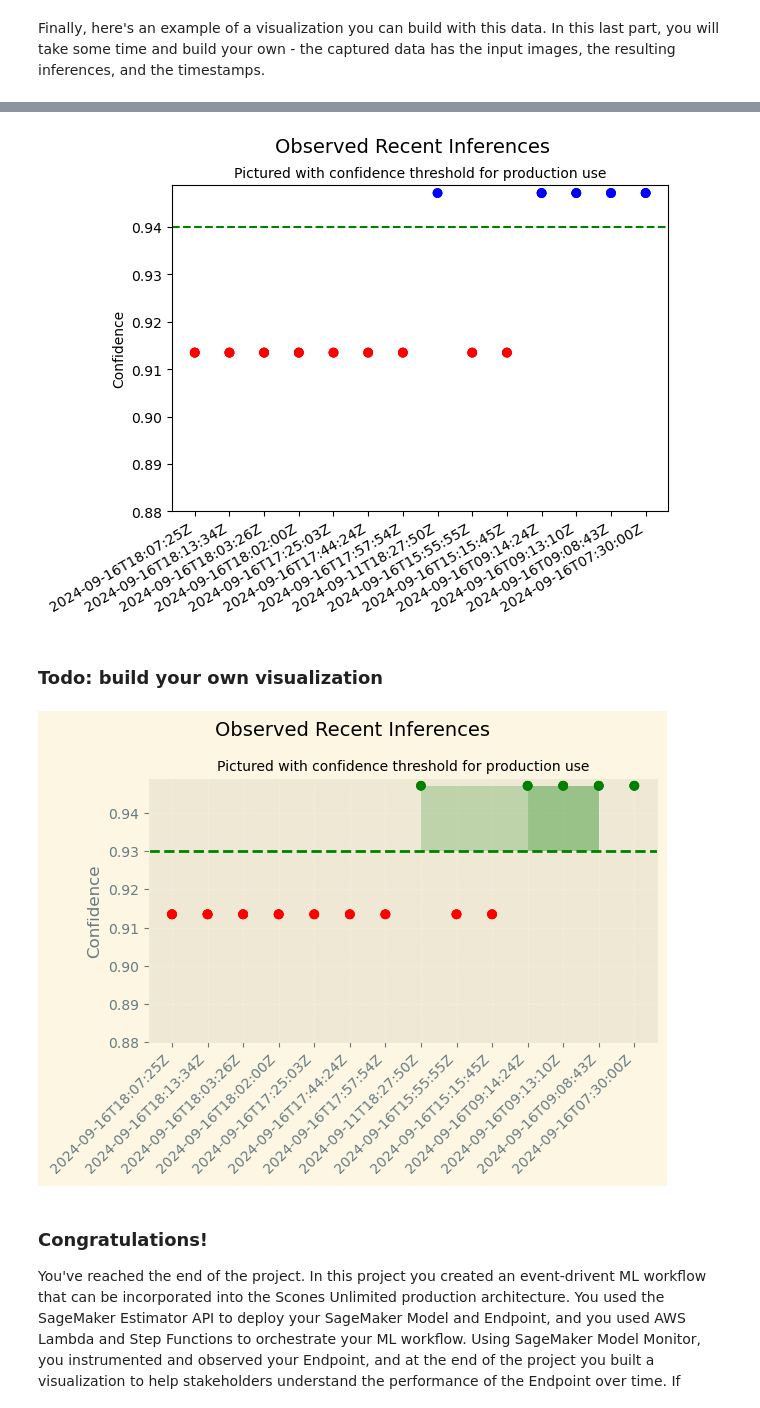
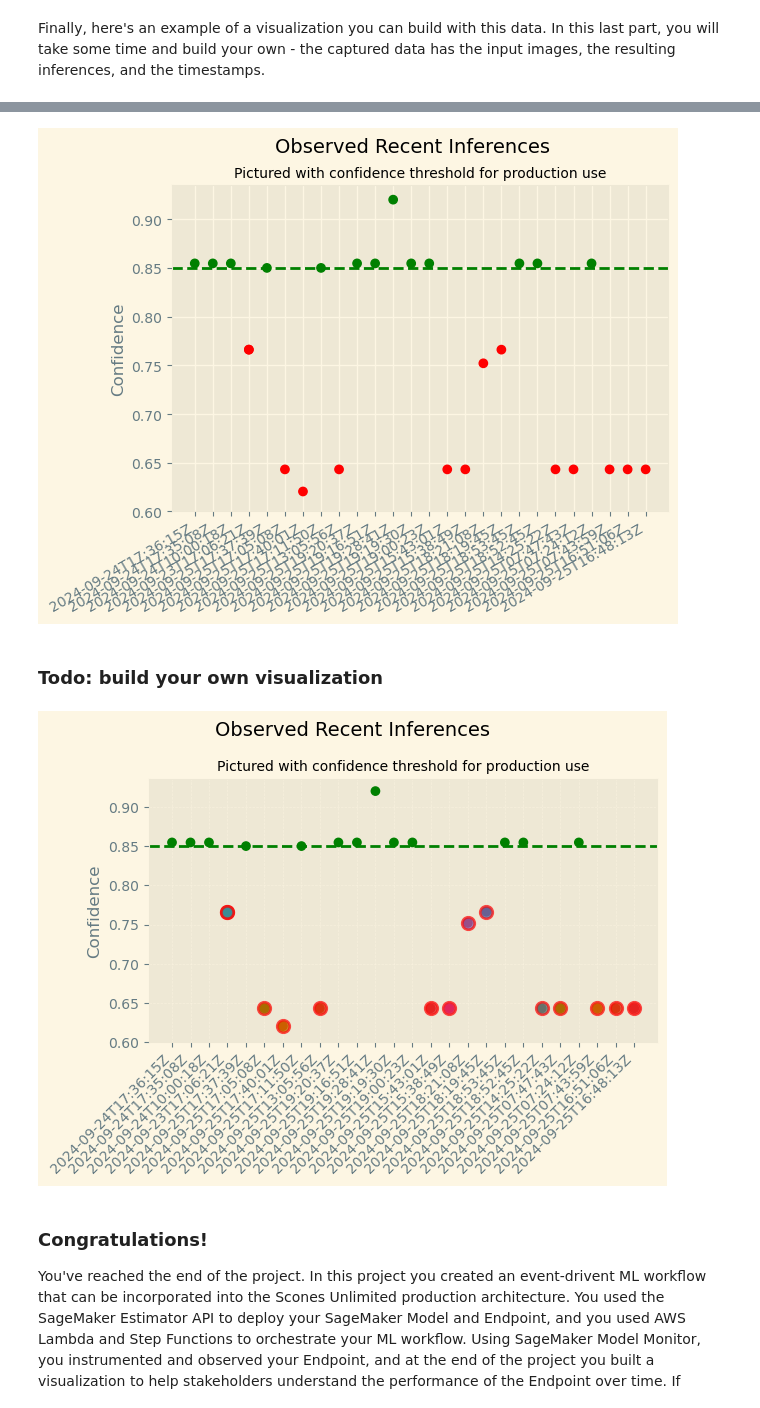
Before and after one commit to Azzoz-189/My-AWS-Udacity-Project-4, a Jupyter notebook: starter.ipynb, the cells around one changed output, grey strips where cells are left out. Drawn from its saved outputs; the diff is of its cells as text; code cells hidden in the pictures.

```diff
--- a/starter.ipynb
+++ b/starter.ipynb
@@ -487,0 +486,10 @@ Your `inference` object is an array of two values, the predicted probability val
+# %%
+from sagemaker.serializers import IdentitySerializer
+import base64
+
+predictor.serializer = IdentitySerializer("image/png")
+with open("./test/minibike_s_001732.png", "rb") as f:
+    payload = f.read()
+
+
+inference = predictor.predict(payload)
@@ -488,3 +500,13 @@ Your `inference` object is an array of two values, the predicted probability val
+# %%
+from sagemaker.serializers import IdentitySerializer
+import base64
+
+predictor.serializer = IdentitySerializer("image/png")
+with open("./test/motorcycle_s_000446.png", "rb") as f:
+    payload = f.read()
+
+
+inference = predictor.predict(payload)
 # %%
 print(inference)
 # %% [output]
@@ -713,10 +742,11 @@ import os
 json_data = []
 
 # List the file names we downloaded
-for root, dirs, files in os.walk("./captured_data"):
+for root, dirs, files in os.walk("captured_data/"):
     for file in files:
         with jsonlines.open(os.path.join(root, file)) as f:
             json_data.append(f.read())
+json_data
 # %% [markdown]
 The data should now be a list of dictionaries, with significant nesting. We'll give you an example of some code that grabs data out of the objects and visualizes it:
 # %%
@@ -733,2 +763,13 @@ simple_getter(json_data[0])
 # %% [markdown]
 Finally, here's an example of a visualization you can build with this data. In this last part, you will take some time and build your own - the captured data has the input images, the resulting inferences, and the timestamps.
+# %%
+# Populate the data for the x and y axis
+import matplotlib.pyplot as plt
+x = []
+y = []
+for obj in json_data:
+    inference, timestamp = simple_getter(obj)
+
+    y.append(max(inference))
+    x.append(timestamp)
+(x,y)
@@ -735,30 +794,30 @@ Finally, here's an example of a visualization you can build with this data. In t
 # %%
 # Populate the data for the x and y axis
 import matplotlib.pyplot as plt
 x = []
 y = []
 for obj in json_data:
     inference, timestamp = simple_getter(obj)
 
     y.append(max(inference))
     x.append(timestamp)
 
 # Todo: here is an visualization example, take some time to build another visual that helps monitor the result
 # Plot the data
-plt.scatter(x, y, c=['r' if k<.94 else 'b' for k in y ])
-plt.axhline(y=0.94, color='g', linestyle='--')
-plt.ylim(bottom=.88)
+plt.scatter(x, y, c=['r' if k<.85 else 'g' for k in y ])
+plt.axhline(y=0.85, color='g', linestyle='--')
+plt.ylim(bottom=.60)
 
 # Add labels
 plt.ylabel("Confidence")
 plt.suptitle("Observed Recent Inferences", size=14)
 plt.title("Pictured with confidence threshold for production use", size=10)
 
 # Give it some pizzaz!
 plt.style.use("Solarize_Light2")
 plt.gcf().autofmt_xdate()
 # %% [output]
-[figure, old version]
+[figure, new version]
 # %% [markdown]
 ### Todo: build your own visualization
 # %%
@@ -787,12 +846,12 @@ for obj in json_data:
 
 
 #Line plot with color based on confidence threshold
-plt.scatter(x, y, marker='o', linestyle='-', c=['r' if k < 0.93 else 'g' for k in y])
-plt.axhline(y=0.93, color='g', linestyle='--')
-plt.ylim(bottom=.88)
+plt.scatter(x, y, marker='o', linestyle='-', c=['r' if k < 0.85 else 'g' for k in y])
+plt.axhline(y=0.85, color='g', linestyle='--')
+plt.ylim(bottom=.60)
 
 #Shaded area above the confidence threshold
-confidence_threshold = 0.93
+confidence_threshold = 0.90
 mask = [y_val >= confidence_threshold for y_val in y]
 
 plt.fill_between(x, y, confidence_threshold, where=mask, facecolor='green', alpha=0.2)
@@ -813,7 +872,7 @@ plt.grid(True, linestyle='--', linewidth=0.5, alpha=0.6)
 plt.gcf().autofmt_xdate(rotation=45)
 plt.tight_layout()
 # %% [output]
-[figure, old version]
+[figure, new version]
 # %% [markdown]
 ### Congratulations!
 
```
Also changed, not shown: parts of 18 cells of this notebook.
